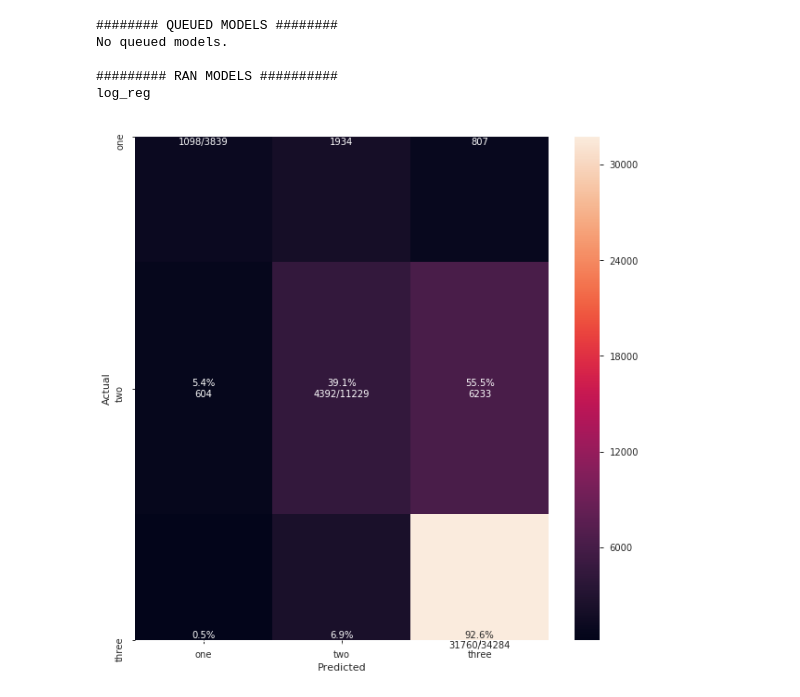
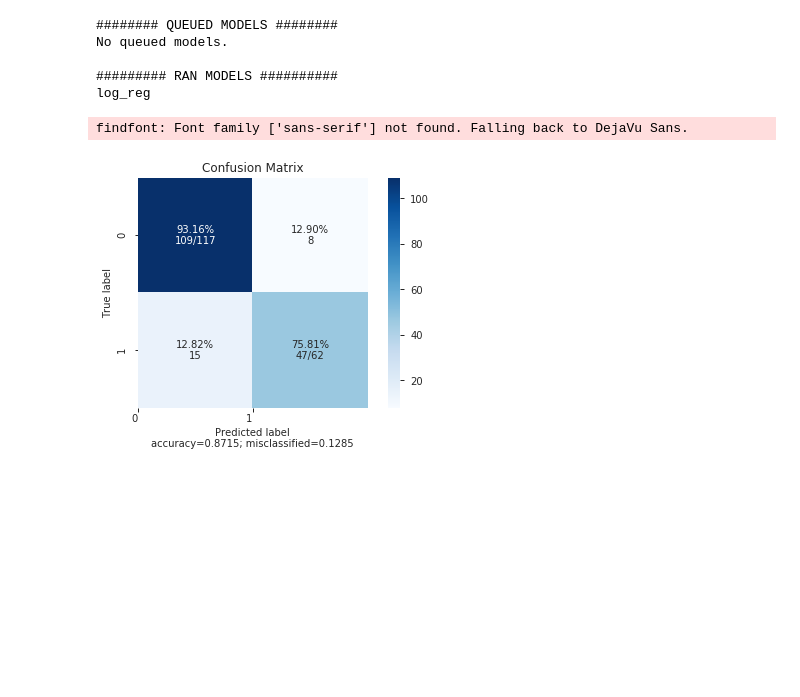
Before and after one commit to Ashton-Sidhu/aethos, a Jupyter notebook: examples/PyautoML Titanic.ipynb, the cells around one changed output. Cells and saved outputs as stored; diff of their text form; code cells hidden in the pictures; blank space fills up the shorter version.

Commit message:
added confusion matrix

```diff
--- a/examples/PyautoML Titanic.ipynb
+++ b/examples/PyautoML Titanic.ipynb
@@ -274,6 +274,7 @@ No queued models.
 ######### RAN MODELS ##########
 log_reg
 # %%
-model.log_reg.cm_analysis()
+model.log_reg.confusion_matrix(hide_counts=False)
 # %% [output]
+findfont: Font family ['sans-serif'] not found. Falling back to DejaVu Sans.
-[figure, old version]
+[figure, new version]
```
Also changed, not shown: parts of 28 cells of this notebook, 3 other files.
